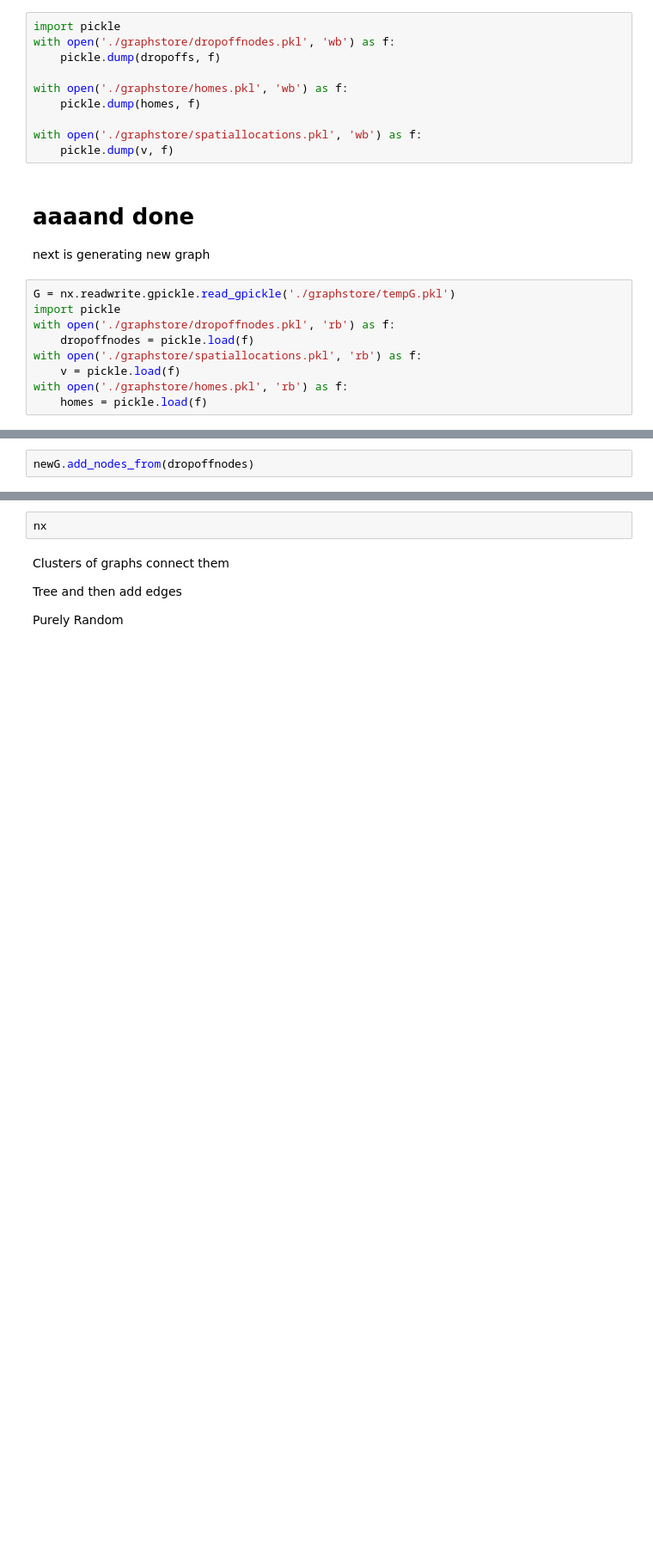
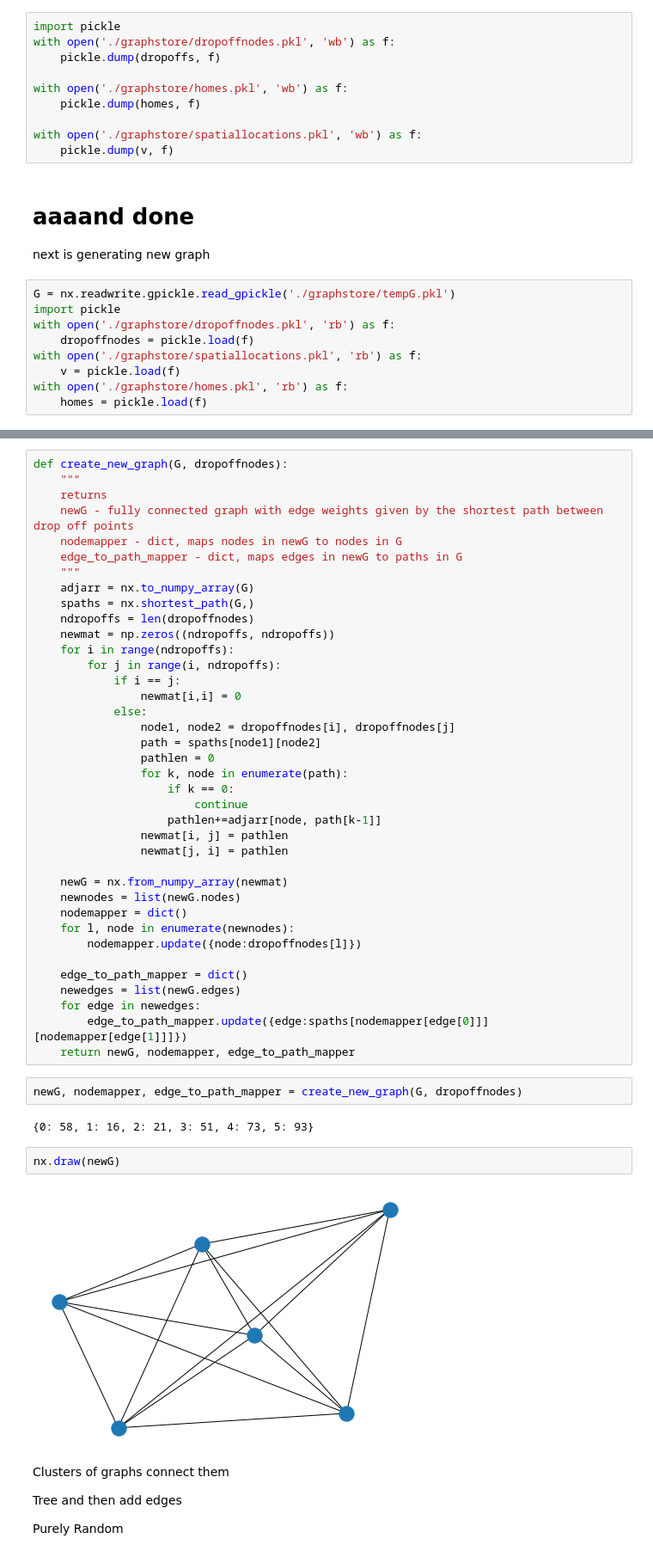
Before and after one commit to ssanghavi404/project-fa19, a Jupyter notebook: input_generation_work.ipynb, the cells around one changed output, grey strips where cells are left out. Shown at 86% size. Drawn from its saved outputs; the diff is of its cells as text; blank space fills up the shorter version.

Commit message:
adding some functions in a notebook to create a new graph from old graph

```diff
--- a/input_generation_work.ipynb
+++ b/input_generation_work.ipynb
@@ -261,2 +232,0 @@ newG = nx.Graph()
-# %%
-newG.add_nodes_from(dropoffnodes)
@@ -271,5 +237,49 @@ True
+# %%
+def create_new_graph(G, dropoffnodes):
+    """
+    returns
+    newG - fully connected graph with edge weights given by the shortest path between drop off points
+    nodemapper - dict, maps nodes in newG to nodes in G
+    edge_to_path_mapper - dict, maps edges in newG to paths in G
+    """
+    adjarr = nx.to_numpy_array(G)
+    spaths = nx.shortest_path(G,)
+    ndropoffs = len(dropoffnodes)
+    newmat = np.zeros((ndropoffs, ndropoffs))
+    for i in range(ndropoffs):
+        for j in range(i, ndropoffs):
+            if i == j:
+                newmat[i,i] = 0
+            else:
+                node1, node2 = dropoffnodes[i], dropoffnodes[j]
+                path = spaths[node1][node2]
+                pathlen = 0
+                for k, node in enumerate(path):
+                    if k == 0:
+                        continue
+                    pathlen+=adjarr[node, path[k-1]]
+                newmat[i, j] = pathlen
+                newmat[j, i] = pathlen
+
+    newG = nx.from_numpy_array(newmat)
+    newnodes = list(newG.nodes)
+    nodemapper = dict()
+    for l, node in enumerate(newnodes):
+        nodemapper.update({node:dropoffnodes[l]})
+
+    edge_to_path_mapper = dict()
+    newedges = list(newG.edges)
+    for edge in newedges:
+        edge_to_path_mapper.update({edge:spaths[nodemapper[edge[0]]][nodemapper[edge[1]]]})
+    return newG, nodemapper, edge_to_path_mapper
+# %%
+newG, nodemapper, edge_to_path_mapper = create_new_graph(G, dropoffnodes)
+# %% [output]
+{0: 58, 1: 16, 2: 21, 3: 51, 4: 73, 5: 93}
 # %%
-nx
+nx.draw(newG)
+# %% [output]
+[figure, added]
 # %% [markdown]
 Clusters of graphs connect them
 
```
Also changed, not shown: parts of 10 cells of this notebook.
